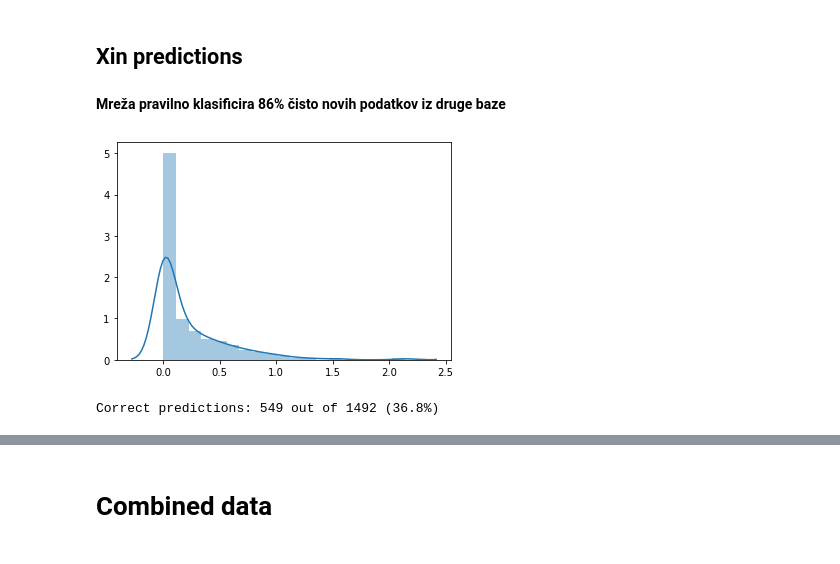
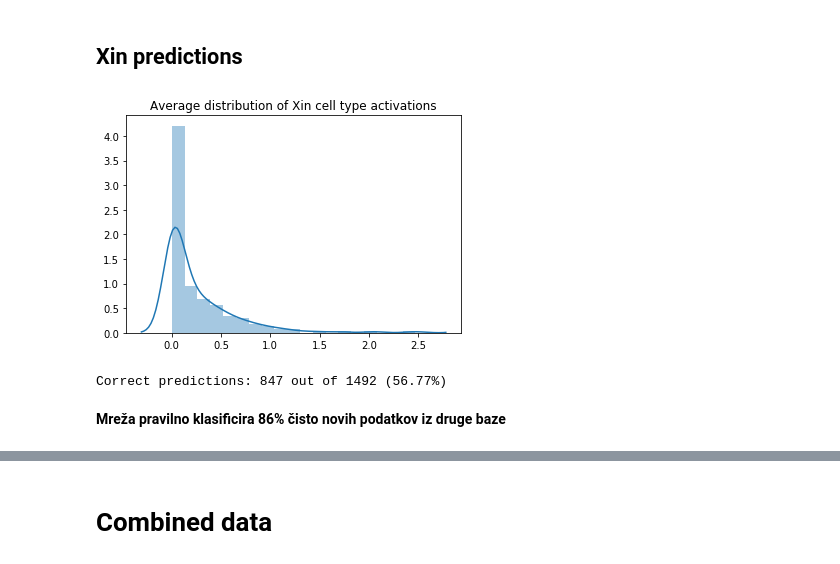
Before and after one commit to LongarMD/MarkerGenes, a Jupyter notebook: Example.ipynb, the cells around one changed output, grey strips where cells are left out. Saved outputs shown, nothing was run; the diff lists cells and outputs as text; code cells hidden in the pictures.

```diff
--- a/Example.ipynb
+++ b/Example.ipynb
@@ -220,2 +227,11 @@ saly.draw_embedding(baron_cell_activations, test_y, tnse, colours, graph_name='T
+# %%
+saly.plot_activation_distribution(xin_cell_activations, markers,
+                                  title='Average distribution of Xin cell type activations')
+# %% [output]
+[figure, added]
+# %%
+saly.get_results(xin_labels, xin_cell_activations, markers, marker_aliases)
+# %% [output]
+Correct predictions: 847 out of 1492 (56.77%)
 # %% [markdown]
 **Mreža pravilno klasificira 86% čisto novih podatkov iz druge baze**
@@ -224,11 +238,3 @@ xin_cell_activations = marker_model.predict(xin_data)
-# %%
-saly.plot_activation_distribution(xin_cell_activations, markers)
-# %% [output]
-[figure, removed]
-# %%
-saly.get_results(xin_labels, xin_cell_activations, markers, marker_aliases)
-# %% [output]
-Correct predictions: 549 out of 1492 (36.8%)
 # %%
 saly.draw_embedding(xin_cell_activations, xin_labels, tnse, colours, graph_name='TSNE of Xin cell type activations')
 # %% [output]
```
Also changed, not shown: parts of 30 cells of this notebook, 2 other files.
